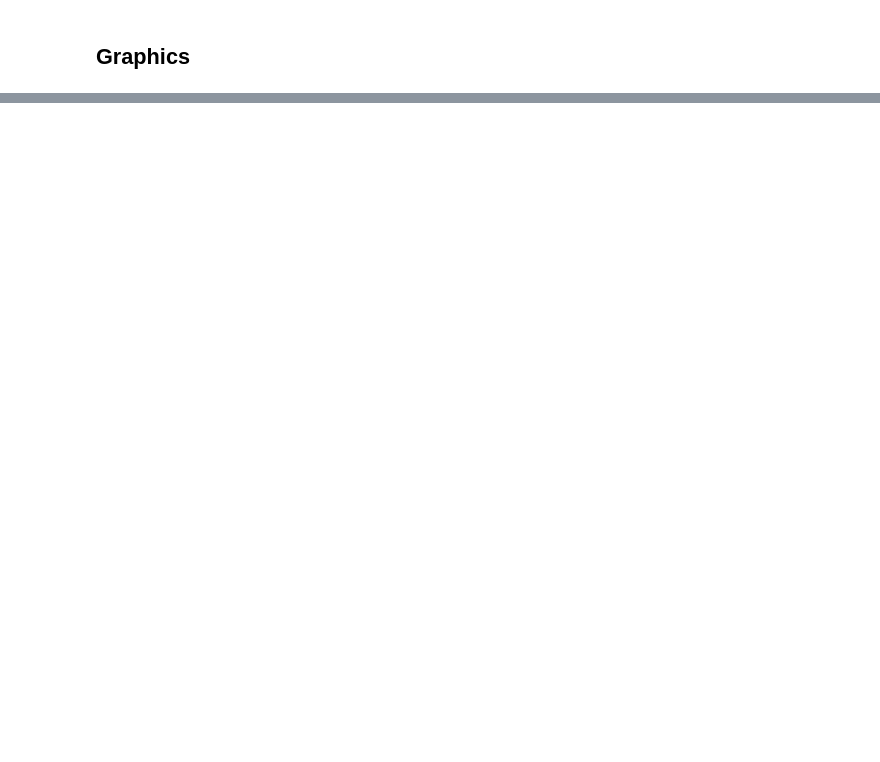
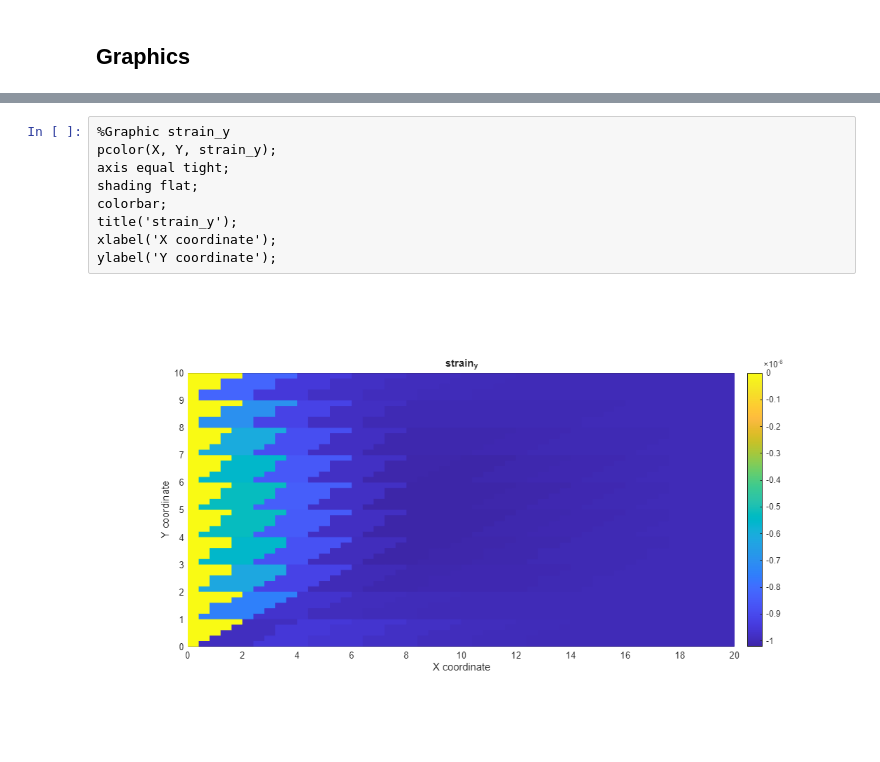
Before and after one commit to NICOLASQUINONES12/FEM-Plate-CST-Plane-Stress-MATLAB, a Jupyter notebook: Code jupyter.ipynb, the cells around one changed output, grey strips where cells are left out. Drawn from its saved outputs; the diff is of its cells as text; blank space fills up the shorter version.

```diff
--- a/Code jupyter.ipynb
+++ b/Code jupyter.ipynb
@@ -300,0 +437,11 @@ ylabel('Y coordinate');
+# %%
+%Graphic strain_y
+pcolor(X, Y, strain_y);
+axis equal tight;
+shading flat;
+colorbar;
+title('strain_y');
+xlabel('X coordinate');
+ylabel('Y coordinate');
+# %% [output]
+[figure, added]
```
Also changed, not shown: parts of 20 cells of this notebook, 8 other files.
